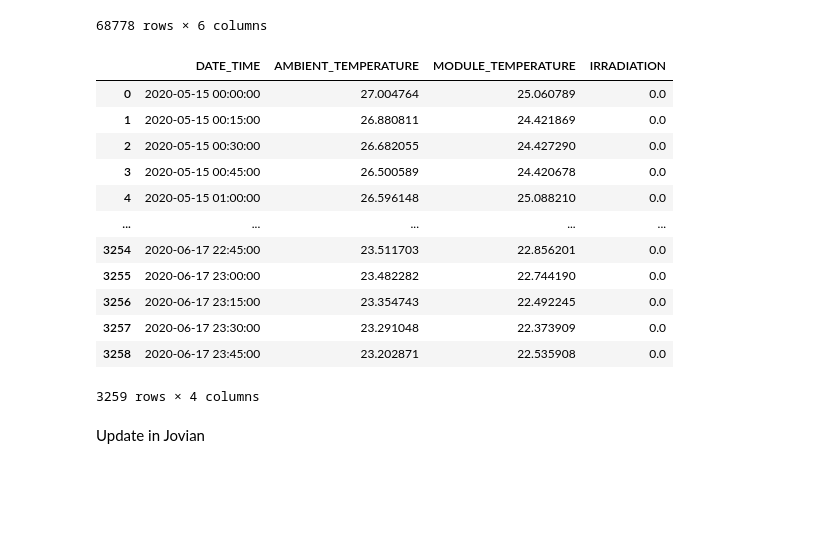
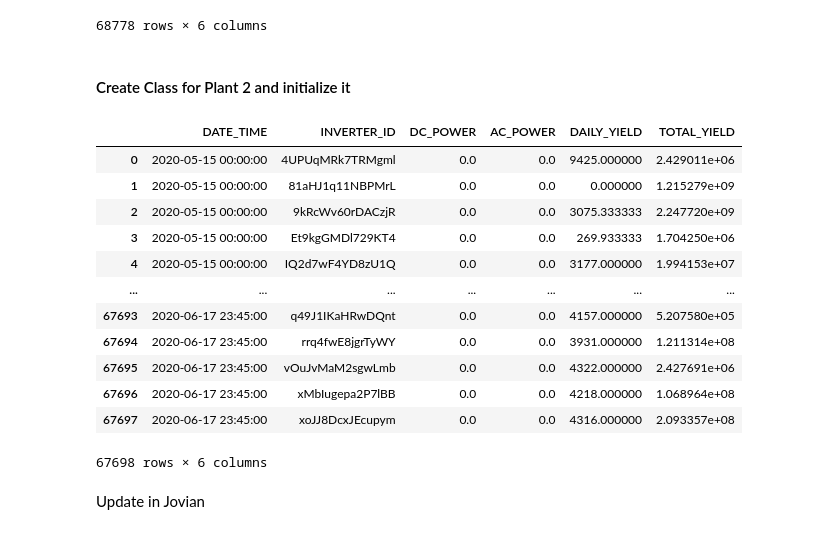
Before and after one commit to charitarthchugh/solar-india, a Jupyter notebook: solar-india.ipynb, the cells around one changed output. Saved outputs shown, nothing was run; the diff lists cells and outputs as text; code cells hidden in the pictures; blank space fills up the shorter version.

Commit message:
jovian commit charitarthchugh/solar-india v26

```diff
--- a/solar-india.ipynb
+++ b/solar-india.ipynb
@@ -212,18 +212,18 @@ It is a high performance library for Python to interact with datasets of many si
 def weather_sensor_df(dataset: int) -> pd.core.frame.DataFrame:
     tmp=pd.core.frame.DataFrame
     if dataset==1:
-        tmp=pd.read_csv(os.getcwd()+("/data/solar-power-generation/Plant_1_Weather_Sensor_Data.csv"))
+        tmp=pd.read_csv(os.getcwd()+"/data/solar-power-generation/Plant_1_Weather_Sensor_Data.csv")
     elif dataset==2:
-        tmp=pd.read_csv(os.getcwd()+("/data/solar-power-generation/Plant_2_Weather_Sensor_Data.csv"))
+        tmp=pd.read_csv(os.getcwd()+"/data/solar-power-generation/Plant_2_Weather_Sensor_Data.csv")
     # Drop SOURCE_KEY too for same reason--> now it is sensor_panel_id, a property of this class
     tmp.drop(columns=["PLANT_ID","SOURCE_KEY"], inplace=True)
     return tmp
 def generation_df(dataset):
     tmp=pd.core.frame.DataFrame
     if dataset==1:
-        tmp=pd.read_csv(os.getcwd()+("/data/solar-power-generation/Plant_1_Generation_Data.csv"))
+        tmp=pd.read_csv(os.getcwd()+"/data/solar-power-generation/Plant_1_Generation_Data.csv")
     elif dataset==2:
-        tmp=pd.read_csv(os.getcwd()+("/data/solar-power-generation/Plant_2_Generation_Data.csv"))
+        tmp=pd.read_csv(os.getcwd()+"/data/solar-power-generation/Plant_2_Generation_Data.csv")
     # Have already saved the PLANT_ID as id, a property of this class
     tmp.drop(columns=["PLANT_ID"], inplace=True)
     # Rename SOURCE_KEY to INVERTER_ID to make it clearer
@@ -253,4 +254,6 @@ plant1.generation_df
 | 68776 | 17-06-2020 23:45 | zBIq5rxdHJRwDNY | 0.0 | 0.0 | 5817.000 | 6583369.0 |
 | 68777 | 17-06-2020 23:45 | zVJPv84UY57bAof | 0.0 | 0.0 | 5910.000 | 7363272.0 |
 68778 rows × 6 columns
+# %% [markdown]
+#### Create Class for Plant 2 and initialize it
 # %%
@@ -262,20 +264,20 @@ class Plant2:
     weather_sensor_df = weather_sensor_df(2)
 # %%
 plant2=Plant2()
-plant2.weather_sensor_df
+plant2.generation_df
 # %% [output]
-|  | DATE_TIME | AMBIENT_TEMPERATURE | MODULE_TEMPERATURE | IRRADIATION |
-| 0 | 2020-05-15 00:00:00 | 27.004764 | 25.060789 | 0.0 |
-| 1 | 2020-05-15 00:15:00 | 26.880811 | 24.421869 | 0.0 |
-| 2 | 2020-05-15 00:30:00 | 26.682055 | 24.427290 | 0.0 |
-| 3 | 2020-05-15 00:45:00 | 26.500589 | 24.420678 | 0.0 |
-| 4 | 2020-05-15 01:00:00 | 26.596148 | 25.088210 | 0.0 |
-| ... | ... | ... | ... | ... |
-| 3254 | 2020-06-17 22:45:00 | 23.511703 | 22.856201 | 0.0 |
-| 3255 | 2020-06-17 23:00:00 | 23.482282 | 22.744190 | 0.0 |
-| 3256 | 2020-06-17 23:15:00 | 23.354743 | 22.492245 | 0.0 |
-| 3257 | 2020-06-17 23:30:00 | 23.291048 | 22.373909 | 0.0 |
-| 3258 | 2020-06-17 23:45:00 | 23.202871 | 22.535908 | 0.0 |
+|  | DATE_TIME | INVERTER_ID | DC_POWER | AC_POWER | DAILY_YIELD | TOTAL_YIELD |
+| 0 | 2020-05-15 00:00:00 | 4UPUqMRk7TRMgml | 0.0 | 0.0 | 9425.000000 | 2.429011e+06 |
+| 1 | 2020-05-15 00:00:00 | 81aHJ1q11NBPMrL | 0.0 | 0.0 | 0.000000 | 1.215279e+09 |
+| 2 | 2020-05-15 00:00:00 | 9kRcWv60rDACzjR | 0.0 | 0.0 | 3075.333333 | 2.247720e+09 |
+| 3 | 2020-05-15 00:00:00 | Et9kgGMDl729KT4 | 0.0 | 0.0 | 269.933333 | 1.704250e+06 |
+| 4 | 2020-05-15 00:00:00 | IQ2d7wF4YD8zU1Q | 0.0 | 0.0 | 3177.000000 | 1.994153e+07 |
+| ... | ... | ... | ... | ... | ... | ... |
+| 67693 | 2020-06-17 23:45:00 | q49J1IKaHRwDQnt | 0.0 | 0.0 | 4157.000000 | 5.207580e+05 |
+| 67694 | 2020-06-17 23:45:00 | rrq4fwE8jgrTyWY | 0.0 | 0.0 | 3931.000000 | 1.211314e+08 |
+| 67695 | 2020-06-17 23:45:00 | vOuJvMaM2sgwLmb | 0.0 | 0.0 | 4322.000000 | 2.427691e+06 |
+| 67696 | 2020-06-17 23:45:00 | xMbIugepa2P7lBB | 0.0 | 0.0 | 4218.000000 | 1.068964e+08 |
+| 67697 | 2020-06-17 23:45:00 | xoJJ8DcxJEcupym | 0.0 | 0.0 | 4316.000000 | 2.093357e+08 |
-3259 rows × 4 columns
+67698 rows × 6 columns
 # %% [markdown]
 Update in Jovian
```
Also changed, not shown: parts of 26 cells of this notebook, 1 other file.
